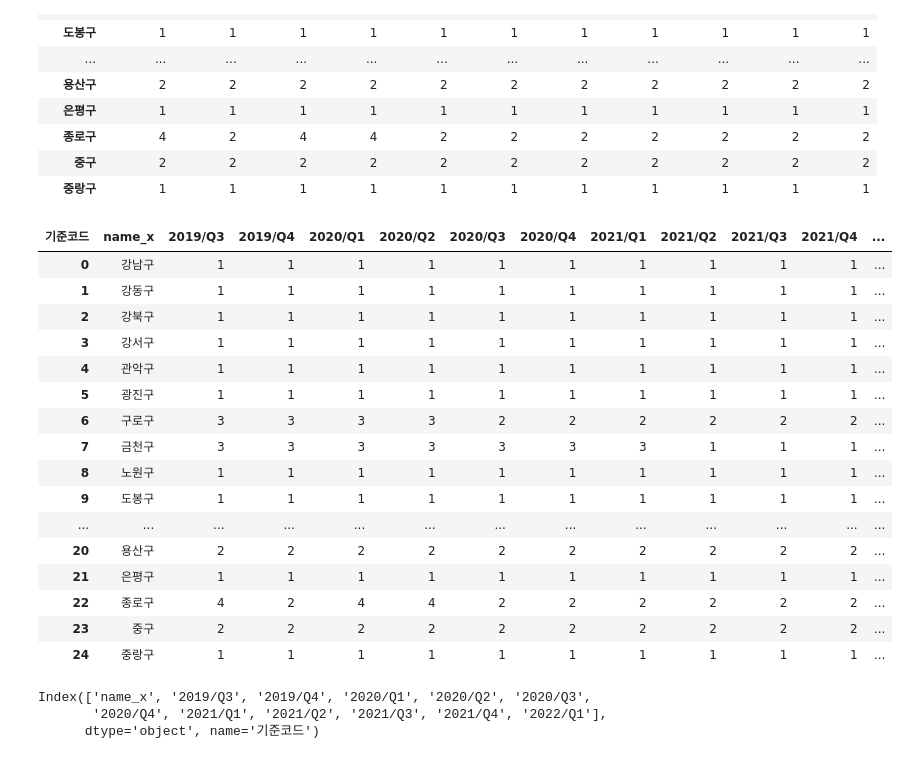
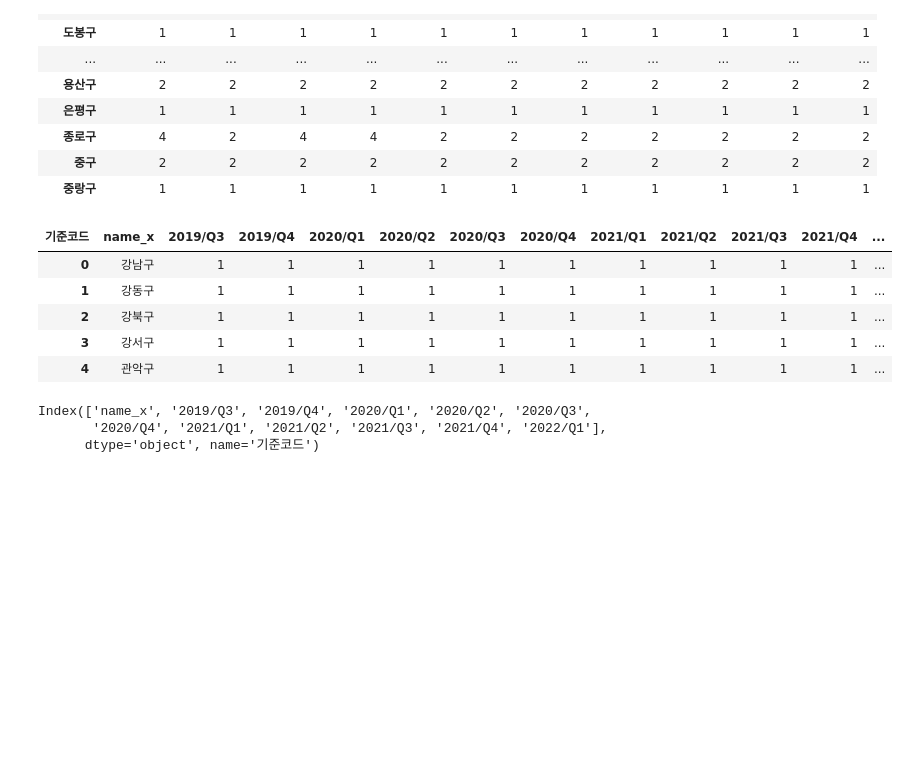
Before and after one commit to YongWanJin/KDTteam5_semiproject, a Jupyter notebook: code/상권변화지표_행정동별.ipynb, the cells around one changed output. Drawn from its saved outputs; the diff is of its cells as text; code cells hidden in the pictures; blank space fills up the shorter version.

```diff
--- a/code/상권변화지표_행정동별.ipynb
+++ b/code/상권변화지표_행정동별.ipynb
@@ -329,26 +213,15 @@ biz_freq_num
 # %%
 #지도 시각화는 index를 인식 못함 -> index를 columns값으로 변경
 biz_freq_num = biz_freq_num.reset_index()
 biz_freq_num.unstack(0)
-biz_freq_num
+biz_freq_num.head()
 # %% [output]
 | 기준코드 | name_x | 2019/Q3 | 2019/Q4 | 2020/Q1 | 2020/Q2 | 2020/Q3 | 2020/Q4 | 2021/Q1 | 2021/Q2 | 2021/Q3 | 2021/Q4 | ... |
 | 0 | 강남구 | 1 | 1 | 1 | 1 | 1 | 1 | 1 | 1 | 1 | 1 | ... |
 | 1 | 강동구 | 1 | 1 | 1 | 1 | 1 | 1 | 1 | 1 | 1 | 1 | ... |
 | 2 | 강북구 | 1 | 1 | 1 | 1 | 1 | 1 | 1 | 1 | 1 | 1 | ... |
 | 3 | 강서구 | 1 | 1 | 1 | 1 | 1 | 1 | 1 | 1 | 1 | 1 | ... |
 | 4 | 관악구 | 1 | 1 | 1 | 1 | 1 | 1 | 1 | 1 | 1 | 1 | ... |
-| 5 | 광진구 | 1 | 1 | 1 | 1 | 1 | 1 | 1 | 1 | 1 | 1 | ... |
-| 6 | 구로구 | 3 | 3 | 3 | 3 | 2 | 2 | 2 | 2 | 2 | 2 | ... |
-| 7 | 금천구 | 3 | 3 | 3 | 3 | 3 | 3 | 3 | 1 | 1 | 1 | ... |
-| 8 | 노원구 | 1 | 1 | 1 | 1 | 1 | 1 | 1 | 1 | 1 | 1 | ... |
-| 9 | 도봉구 | 1 | 1 | 1 | 1 | 1 | 1 | 1 | 1 | 1 | 1 | ... |
-| ... | ... | ... | ... | ... | ... | ... | ... | ... | ... | ... | ... | ... |
-| 20 | 용산구 | 2 | 2 | 2 | 2 | 2 | 2 | 2 | 2 | 2 | 2 | ... |
-| 21 | 은평구 | 1 | 1 | 1 | 1 | 1 | 1 | 1 | 1 | 1 | 1 | ... |
-| 22 | 종로구 | 4 | 2 | 4 | 4 | 2 | 2 | 2 | 2 | 2 | 2 | ... |
-| 23 | 중구 | 2 | 2 | 2 | 2 | 2 | 2 | 2 | 2 | 2 | 2 | ... |
-| 24 | 중랑구 | 1 | 1 | 1 | 1 | 1 | 1 | 1 | 1 | 1 | 1 | ... |
 # %%
 biz_freq_num.columns #columns로 변경 완료
 # %% [output]
```
Also changed, not shown: parts of 37 cells of this notebook.
